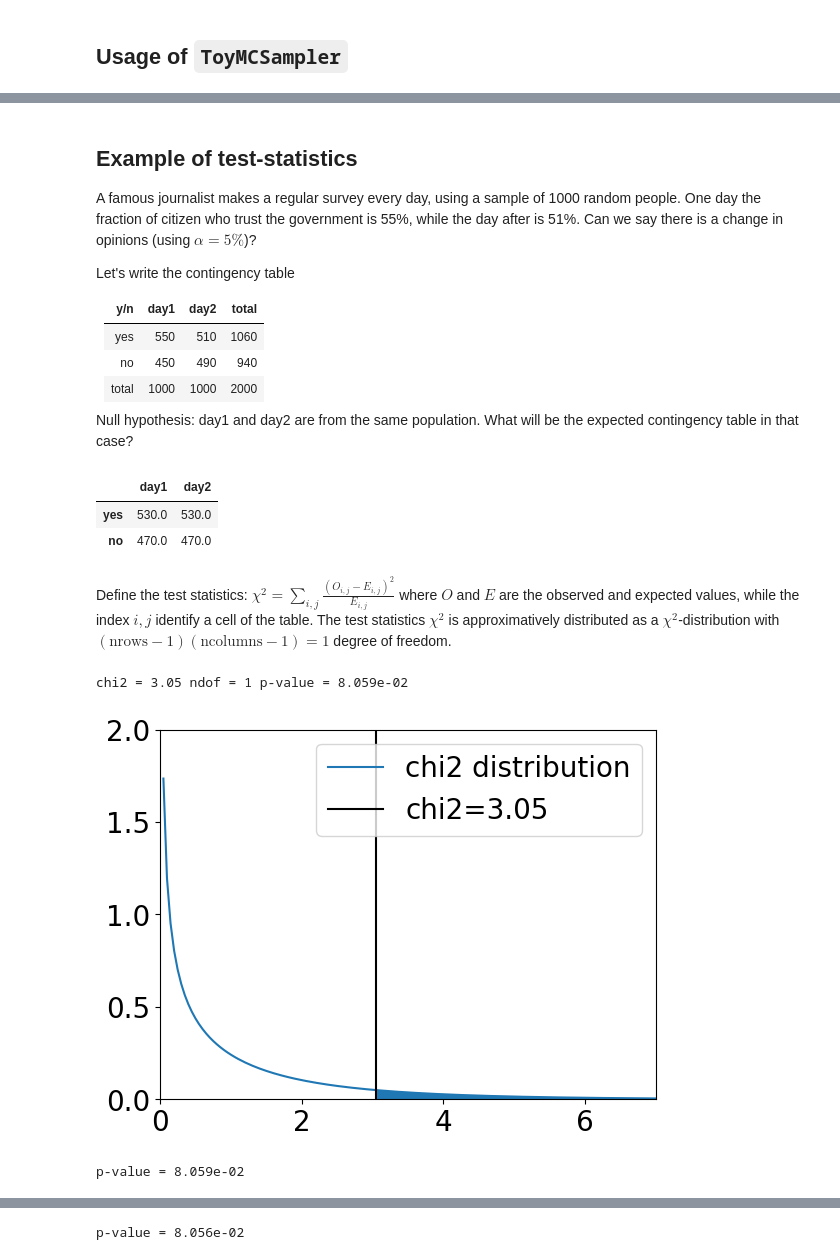
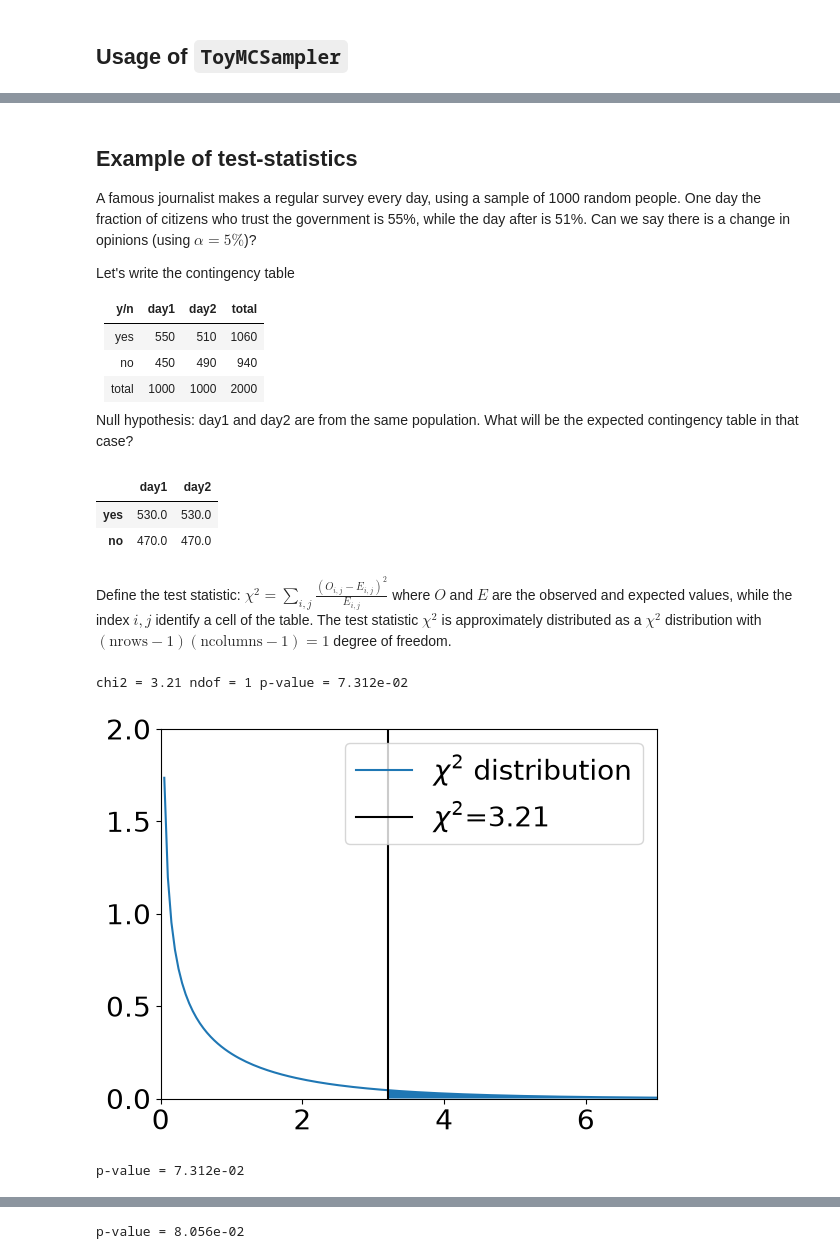
Before and after one commit to wiso/StatisticsLectures, a Jupyter notebook: Lecture1.ipynb, the cells around one changed output, grey strips where cells are left out. Drawn from its saved outputs; the diff is of its cells as text; code cells hidden in the pictures.

```diff
--- a/Lecture1.ipynb
+++ b/Lecture1.ipynb
@@ -739,7 +763,7 @@ $\sqrt{2(n \log(n/b) + b - n)} = 3.03$
 # %% [markdown]
 ## Example of test-statistics
 
-A famous journalist makes a regular survey every day, using a sample of 1000 random people. One day the fraction of citizen who trust the government is 55%, while the day after is 51%. Can we say there is a change in opinions (using $\alpha=5\%$)?
+A famous journalist makes a regular survey every day, using a sample of 1000 random people. One day the fraction of citizens who trust the government is 55%, while the day after is 51%. Can we say there is a change in opinions (using $\alpha=5\%$)?
 
 Let's write the contingency table
 
@@ -758,21 +782,21 @@ pd.DataFrame(stats.contingency.expected_freq(table), columns=['day1', 'day2'], i
 | yes | 530.0 | 530.0 |
 | no | 470.0 | 470.0 |
 # %% [markdown]
-Define the test statistics: $\chi^2 = \sum_{i,j}\frac{(O_{i,j}-E_{i,j})^2}{E_{i,j}}$ where $O$ and $E$ are the observed and expected values, while the index $i,j$ identify a cell of the table. The test statistics $\chi^2$ is approximatively distributed as a $\chi^2$-distribution with $(\text{nrows} - 1)(\text{ncolumns} - 1)=1$ degree of freedom.
+Define the test statistic: $\chi^2 = \sum_{i,j}\frac{(O_{i,j}-E_{i,j})^2}{E_{i,j}}$ where $O$ and $E$ are the observed and expected values, while the index $i,j$ identify a cell of the table. The test statistic $\chi^2$ is approximately distributed as a $\chi^2$ distribution with $(\text{nrows} - 1)(\text{ncolumns} - 1)=1$ degree of freedom.
 # %%
-chi2, p, dof, _ = stats.contingency.chi2_contingency(table)
+chi2, p, dof, _ = stats.contingency.chi2_contingency(table, correction=False)  # for simplicity, we ignore the Yates correction
 print("chi2 = %.2f ndof = %d p-value = %.3e" % (chi2, dof, p))
 # %% [output]
-chi2 = 3.05 ndof = 1 p-value = 8.059e-02
+chi2 = 3.21 ndof = 1 p-value = 7.312e-02
 # %%
 xx = np.linspace(0, 10, 200)
 chi2_dist = stats.chi2(1)
-plt.plot(xx, chi2_dist.pdf(xx), label='chi2 distribution')
+plt.plot(xx, chi2_dist.pdf(xx), label='$\\chi^2$ distribution')
 plt.fill_between(xx[xx >= chi2], chi2_dist.pdf(xx[xx >= chi2]))
-plt.axvline(chi2, color='k', label='chi2=%.2f' % chi2)
+plt.axvline(chi2, color='k', label='$\\chi^2$=%.2f' % chi2)
 plt.ylim(0, 2); plt.xlim(0, 7), plt.legend(); plt.show()
 print('p-value = %.3e' % (chi2_dist.sf(chi2)))
 # %% [output]
-[figure, old version]
+[figure, new version]
-p-value = 8.059e-02
+p-value = 7.312e-02
 # %% [markdown]
```
Also changed, not shown: parts of 54 cells of this notebook.
